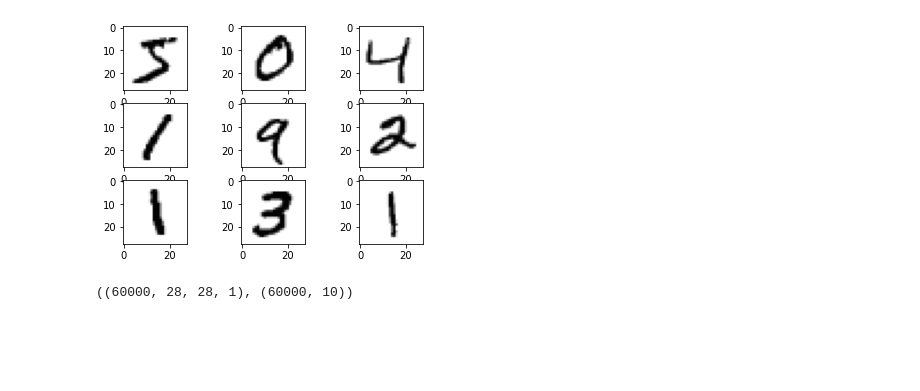
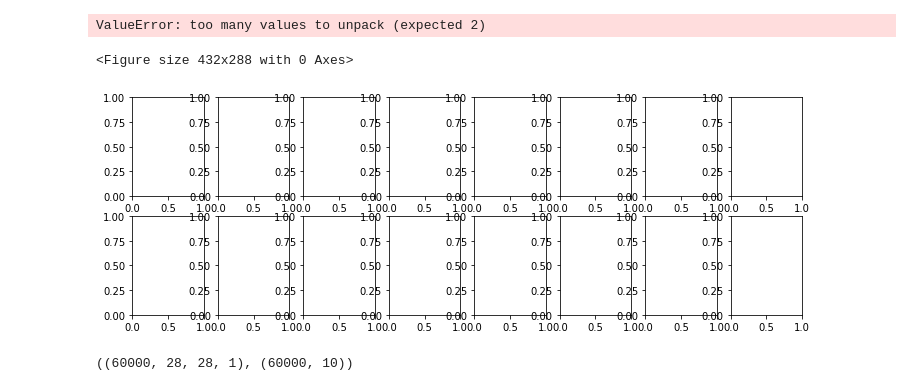
Before and after one commit to indykindyk/Sudoku-solver-opencv, a Jupyter notebook: src/gowno.ipynb, the cells around one changed output. Cells and saved outputs as stored; diff of their text form; code cells hidden in the pictures; blank space fills up the shorter version.

Commit message:
Add some data augmentation

```diff
--- a/src/gowno.ipynb
+++ b/src/gowno.ipynb
@@ -13,5 +10,11 @@ import cv2
 # %%
 (X_train, y_train), (X_test, y_test) = mnist.load_data()
+# %%
+# Create ImageDataGenerator training instance with data augmentation
+train_datagen = ImageDataGenerator(rescale=1/255.,
+                                   zoom_range=-0.2, # zoom into the image
+                                   width_shift_range=0.2, # shift the image width ways
+                                   height_shift_range=0.2) # shift the image height ways
 # %%
 X_train = X_train.reshape((X_train.shape[0], 28, 28, 1))
 X_test = X_test.reshape((X_test.shape[0], 28, 28, 1))
@@ -21,9 +24,3 @@ y_test = to_categorical(y_test, 10)
 
 X_train.astype('float32')
 X_test.astype('float32')
-
-X_train = cv2.bitwise_not(X_train)
-X_test = cv2.bitwise_not(X_test)
-
-X_train = X_train/255.
-X_test = X_test/255.
@@ -30,14 +45,25 @@ X_test = X_test/255.
+# %%
+X_train_aug = train_datagen.fit(X_train)
 # %%
+num_row = 2
+num_col = 8
+num = num_row*num_col
 plt.figure()
-for i in range(9):
-	# define subplot
-	plt.subplot(330 + 1 + i)
-	# plot raw pixel data
-	plt.imshow(X_train[i], cmap=plt.get_cmap('gray'))
+fig2, axes2 = plt.subplots(num_row, num_col, figsize=(1.5*num_col,2*num_row))
+for x, y in train_datagen.flow(X_train, batch_size=num, shuffle=True):
+    for i in range(0, num):
+        ax = axes2[i//num_col, i%num_col]
+        ax.imshow(x[i].reshape(28,28), cmap='gray_r')
+        ax.set_title('Label: {}'.format(int(y[i])))
+    break
+
 # show the figure
+plt.tight_layout()
 plt.show()
 # %% [output]
+ValueError: too many values to unpack (expected 2)
+<Figure size 432x288 with 0 Axes>
-[figure, old version]
+[figure, new version]
 # %%
 X_train.shape , y_train.shape
 # %% [output]
```
Also changed, not shown: parts of 2 cells of this notebook.
